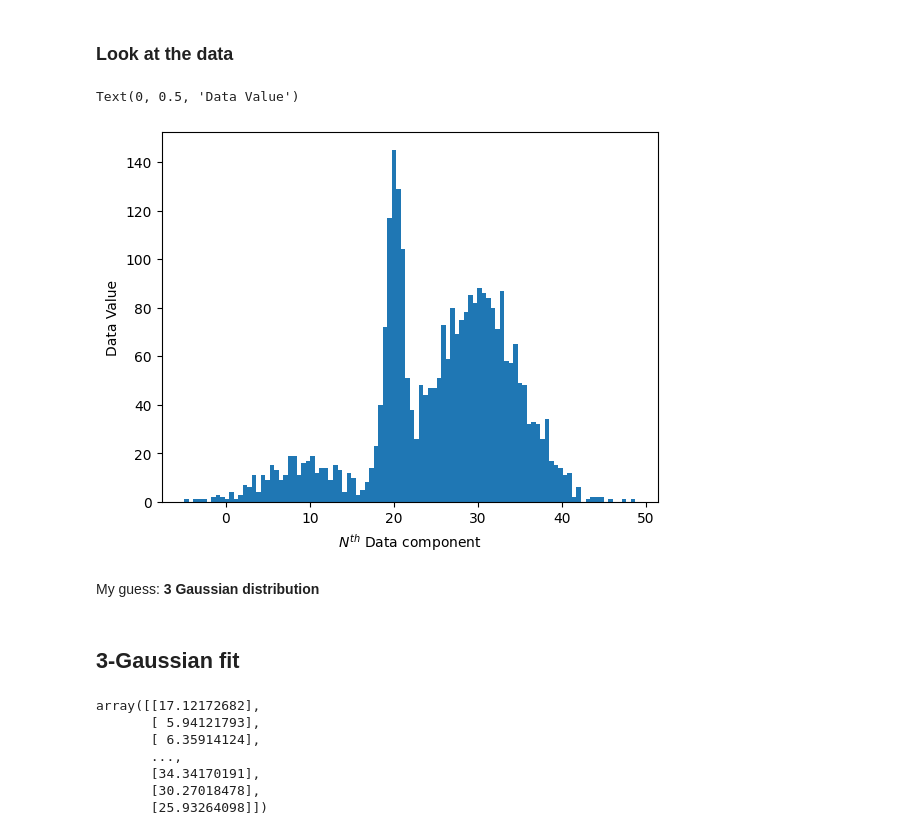
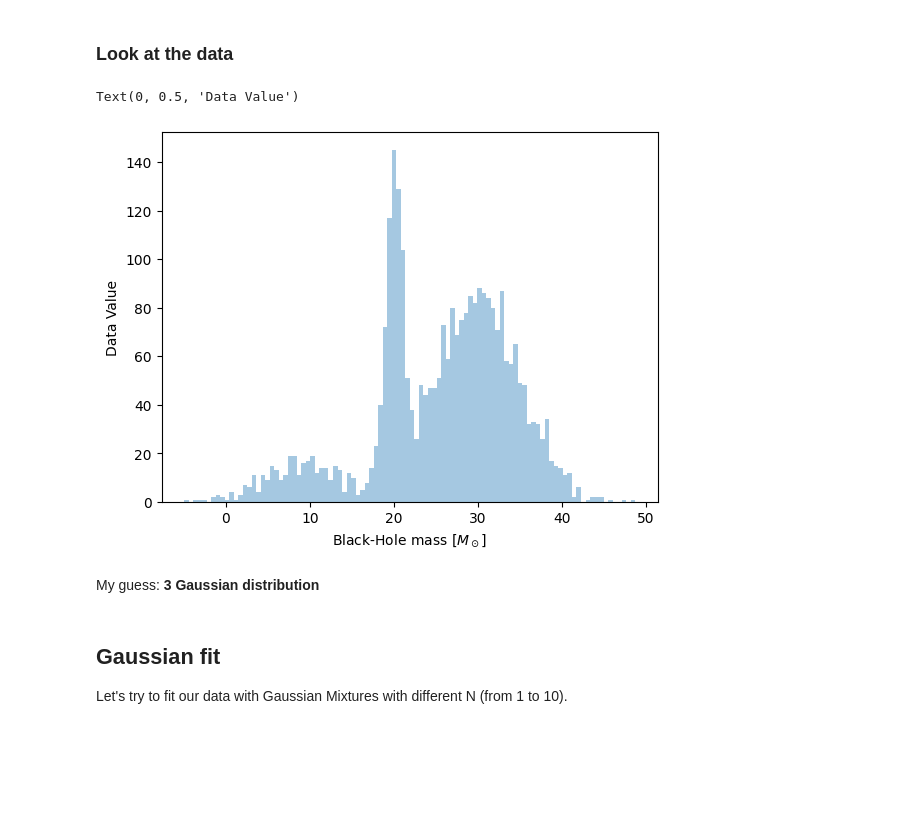
Before and after one commit to SimoneArienti/astrostatistics_bicocca_2024, a Jupyter notebook: working/Ex 07 BHB Formation Channels.ipynb, the cells around one changed output. Saved outputs shown, nothing was run; the diff lists cells and outputs as text; code cells hidden in the pictures; blank space fills up the shorter version.

```diff
--- a/working/Ex 07 BHB Formation Channels.ipynb
+++ b/working/Ex 07 BHB Formation Channels.ipynb
@@ -69,23 +69,14 @@ data = np.load('../solutions/formationchannels.npy')
 # %% [markdown]
 ### Look at the data
 # %%
-plt.hist(data, bins=100)
-plt.xlabel(r'$N^{th}$ Data component')
+plt.hist(data, bins=100, alpha=0.4)
+plt.xlabel(r'Black-Hole mass [$M_\odot$]')
 plt.ylabel('Data Value')
 # %% [output]
 Text(0, 0.5, 'Data Value')
-[figure, old version]
+[figure, new version]
 # %% [markdown]
 My guess: **3 Gaussian distribution**
 # %% [markdown]
-## 3-Gaussian fit
+## Gaussian fit
+Let's try to fit our data with Gaussian Mixtures with different N (from 1 to 10).
-# %%
-data
-# %% [output]
-array([[17.12172682],
-       [ 5.94121793],
-       [ 6.35914124],
-       ...,
-       [34.34170191],
-       [30.27018478],
-       [25.93264098]])
```
Also changed, not shown: parts of 26 cells of this notebook.
